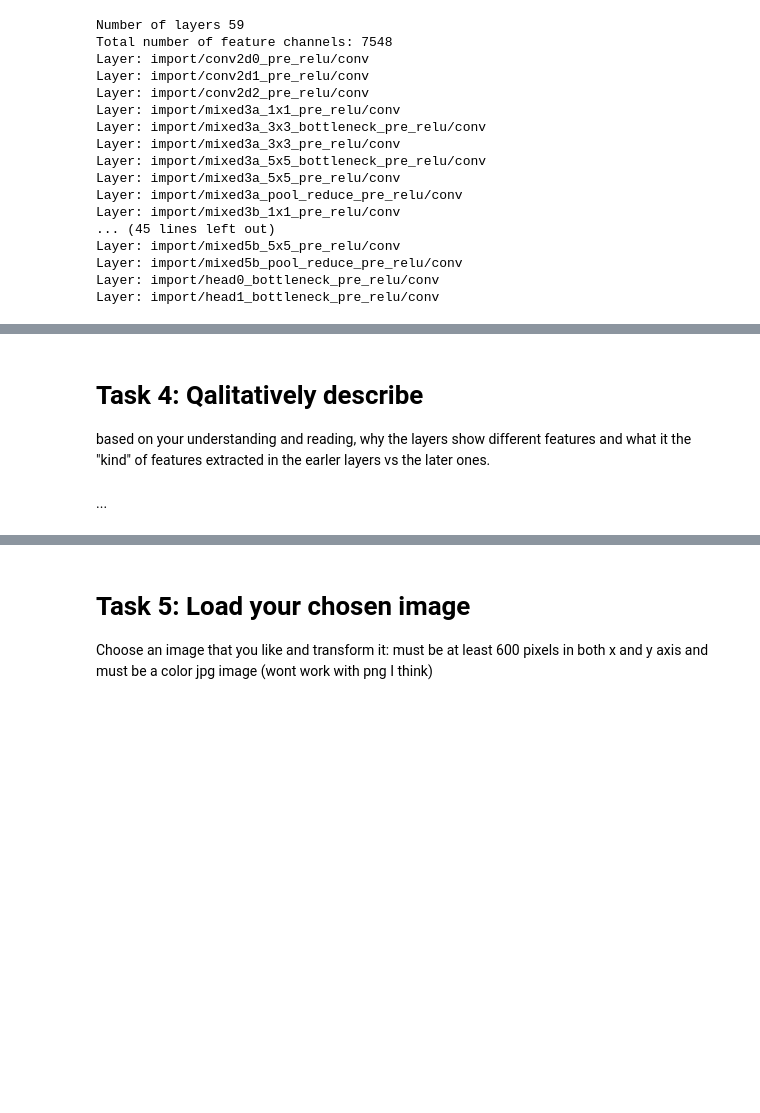
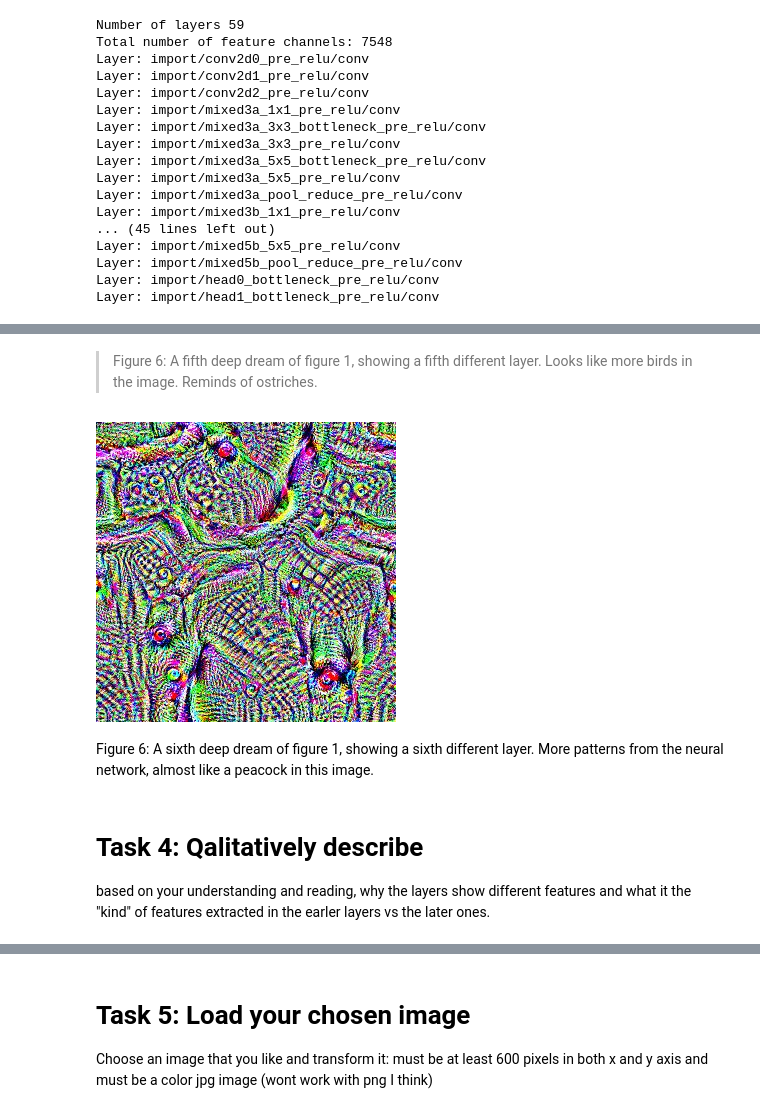
Before and after one commit to Katie-Moses/DSPS_KMoses, a Jupyter notebook: HW10/KMoses_DSPS2025_deepdream.ipynb, the cells around one changed output, grey strips where cells are left out. Drawn from its saved outputs; the diff is of its cells as text; code cells hidden in the pictures; blank space fills up the shorter version.

```diff
--- a/HW10/KMoses_DSPS2025_deepdream.ipynb
+++ b/HW10/KMoses_DSPS2025_deepdream.ipynb
@@ -206,5 +237,12 @@ final = render_deepdream(tf.square(T(layer)), rnd)
+# %% [markdown]
+> Figure 6: A fifth deep dream of figure 1, showing a fifth different layer. Looks like more birds in the image. Reminds of ostriches.
+# %%
+layer = "mixed5b_5x5_bottleneck_pre_relu"
+final = render_deepdream(tf.square(T(layer)), rnd)
+# %% [output]
+[figure, added]
+# %% [markdown]
+Figure 6: A sixth deep dream of figure 1, showing a sixth different layer. More patterns from the neural network, almost like a peacock in this image.
 # %% [markdown]
 # Task 4:  Qalitatively describe
 based on your understanding and reading, why the layers show different features and what it the "kind" of features extracted in the earler layers vs the later ones.
-# %% [markdown]
-...
```
Also changed, not shown: parts of 24 cells of this notebook.
